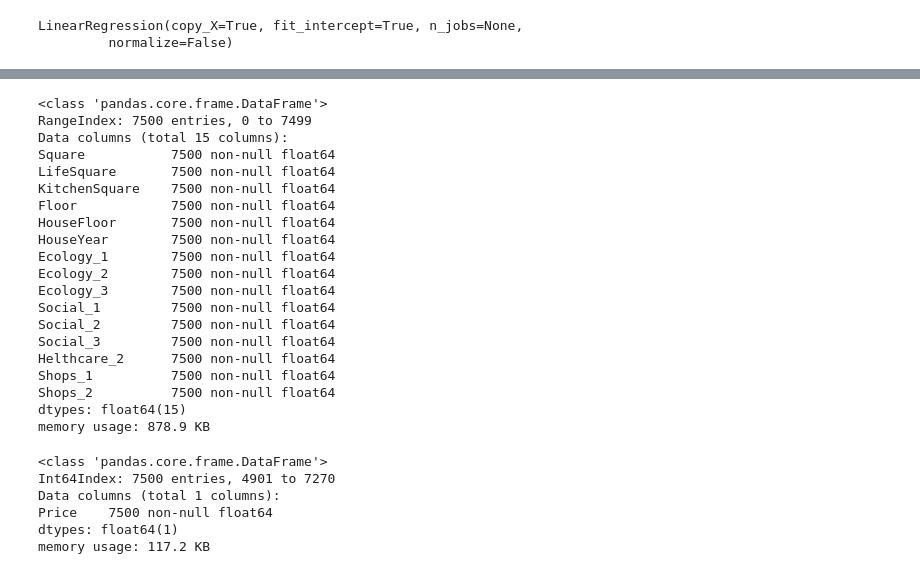
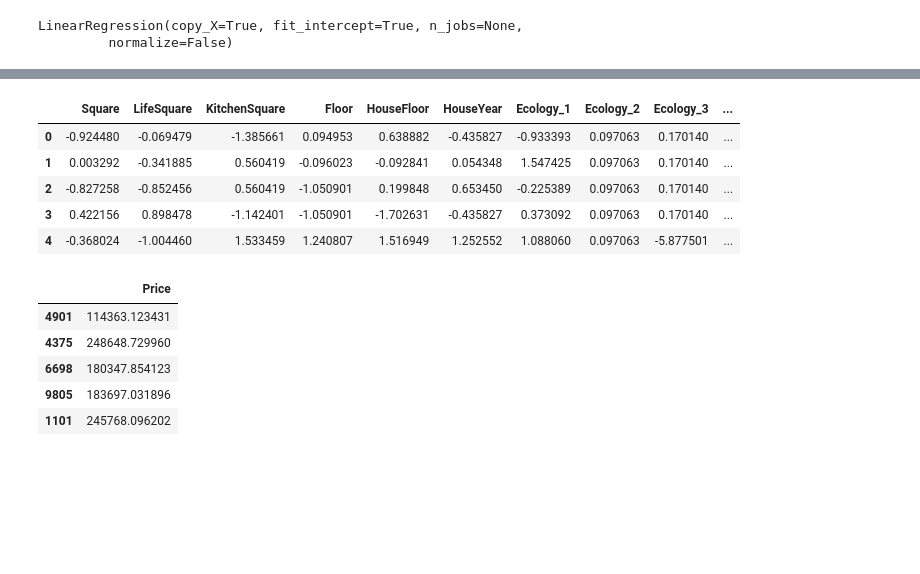
Before and after one commit to zirfuz/python_data_science, a Jupyter notebook: kurs1.ipynb, the cells around one changed output, grey strips where cells are left out. Cells and saved outputs as stored; diff of their text form; code cells hidden in the pictures; blank space fills up the shorter version.

```diff
--- a/kurs1.ipynb
+++ b/kurs1.ipynb
@@ -417,35 +421,21 @@ def create_model(X_train, y_train, X_test, y_test, feats, model):
     ret = mean_squared_error(y_test, y_pred), r2_score(y_test, y_pred)
     return ret
 # %%
-X_train_scaled.info()
+X_train_scaled[:5]
 # %% [output]
-<class 'pandas.core.frame.DataFrame'>
-RangeIndex: 7500 entries, 0 to 7499
-Data columns (total 15 columns):
-Square           7500 non-null float64
-LifeSquare       7500 non-null float64
-KitchenSquare    7500 non-null float64
-Floor            7500 non-null float64
-HouseFloor       7500 non-null float64
-HouseYear        7500 non-null float64
-Ecology_1        7500 non-null float64
-Ecology_2        7500 non-null float64
-Ecology_3        7500 non-null float64
-Social_1         7500 non-null float64
-Social_2         7500 non-null float64
-Social_3         7500 non-null float64
-Helthcare_2      7500 non-null float64
-Shops_1          7500 non-null float64
-Shops_2          7500 non-null float64
-dtypes: float64(15)
-memory usage: 878.9 KB
+|  | Square | LifeSquare | KitchenSquare | Floor | HouseFloor | HouseYear | Ecology_1 | Ecology_2 | Ecology_3 | ... |
+| 0 | -0.924480 | -0.069479 | -1.385661 | 0.094953 | 0.638882 | -0.435827 | -0.933393 | 0.097063 | 0.170140 | ... |
+| 1 | 0.003292 | -0.341885 | 0.560419 | -0.096023 | -0.092841 | 0.054348 | 1.547425 | 0.097063 | 0.170140 | ... |
+| 2 | -0.827258 | -0.852456 | 0.560419 | -1.050901 | 0.199848 | 0.653450 | -0.225389 | 0.097063 | 0.170140 | ... |
+| 3 | 0.422156 | 0.898478 | -1.142401 | -1.050901 | -1.702631 | -0.435827 | 0.373092 | 0.097063 | 0.170140 | ... |
+| 4 | -0.368024 | -1.004460 | 1.533459 | 1.240807 | 1.516949 | 1.252552 | 1.088060 | 0.097063 | -5.877501 | ... |
 # %%
-y_train.info()
+y_train[:5]
 # %% [output]
-<class 'pandas.core.frame.DataFrame'>
-Int64Index: 7500 entries, 4901 to 7270
-Data columns (total 1 columns):
-Price    7500 non-null float64
-dtypes: float64(1)
-memory usage: 117.2 KB
+|  | Price |
+| 4901 | 114363.123431 |
+| 4375 | 248648.729960 |
+| 6698 | 180347.854123 |
+| 9805 | 183697.031896 |
+| 1101 | 245768.096202 |
 # %%
```
Also changed, not shown: parts of 11 cells of this notebook.
